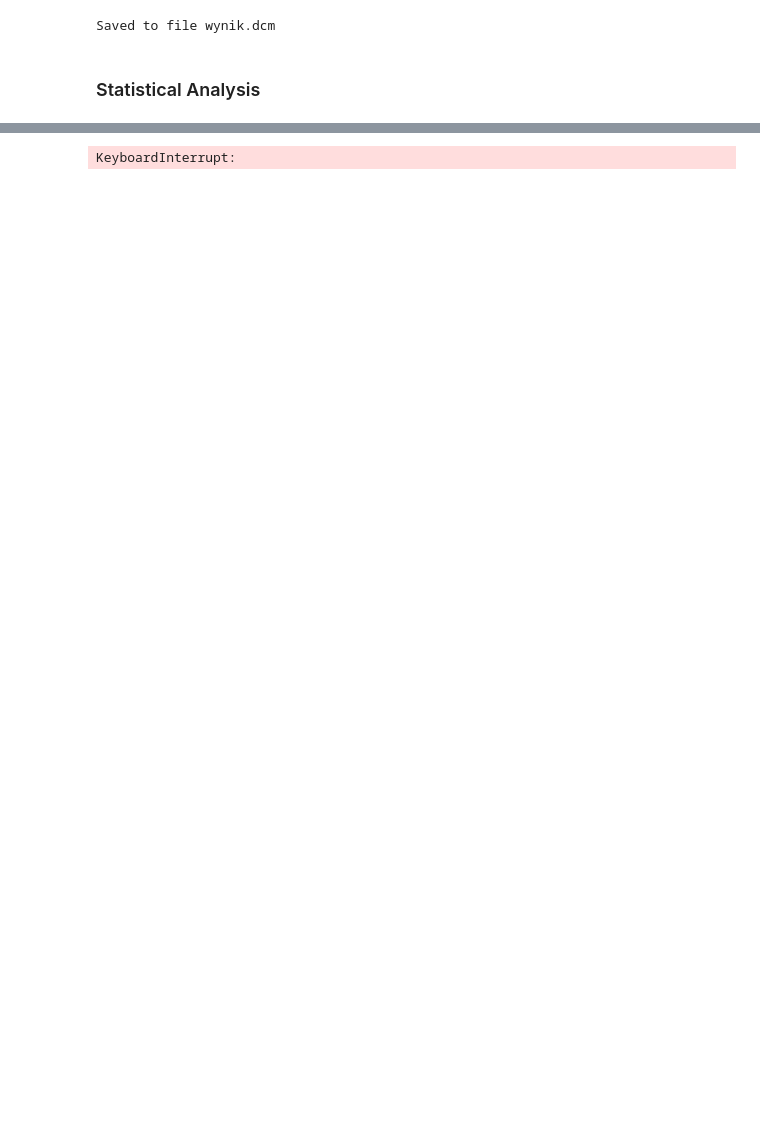
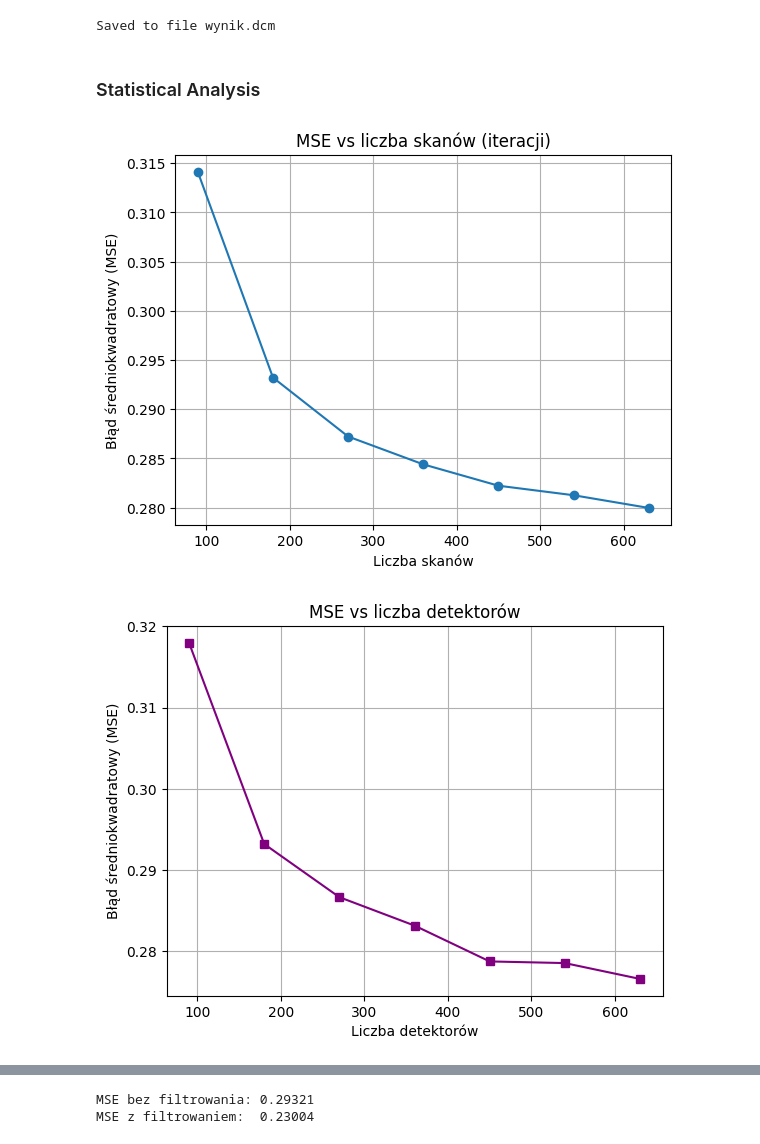
Before and after one commit to andziuba/informatics-in-medicine, a Jupyter notebook: CT scan simulator/tomograf.ipynb, the cells around one changed output, grey strips where cells are left out. Cells and saved outputs as stored; diff of their text form; code cells hidden in the pictures; blank space fills up the shorter version.

```diff
--- a/CT scan simulator/tomograf.ipynb
+++ b/CT scan simulator/tomograf.ipynb
@@ -643,31 +636,33 @@ def analyze_mse_during_iterations(original_image, num_detectors, num_scans, angl
             sinogram[i],
             alpha,
             angle_range,
             num_detectors,
             radius,
             image_center
         )
 
         # Temperary reconstruction
         temp_reconstructed = image_reconstructed / np.where(scan_count == 0, 1, scan_count)
         temp_scaled = normalize_range(temp_reconstructed)
         temp_unpadded = remove_image_pad(temp_scaled, *original_image.shape)
         mse = calculate_mse(temp_unpadded, original_image)
         mse_list.append(mse)
 
     plt.figure()
     plt.plot(range(1, num_scans + 1), mse_list, marker='o', linestyle='-')
     plt.title("Zmiana MSE podczas iteracji odwrotnej transformaty Radona")
     plt.xlabel("Numer iteracji (kąt skanowania)")
     plt.ylabel("Błąd średniokwadratowy (MSE)")
     plt.grid(True)
     plt.show()
 
 
 
 analyze_mse_vs_scans(image, num_detectors, angle_range)
 analyze_mse_vs_detectors(image, num_scans, angle_range)
 analyze_mse_vs_angle_range(image, num_scans, num_detectors)
 analyze_mse_with_and_without_filtering(image, num_scans, num_detectors, angle_range)
-analyze_mse_during_iterations(image, num_detectors, num_scans, angle_range, filter_sinogram)
+#analyze_mse_during_iterations(image, num_detectors, num_scans, angle_range, filter_sinogram)
 # %% [output]
+[figure, added]
+[figure, added]
@@ -674 +671,2 @@ analyze_mse_during_iterations(image, num_detectors, num_scans, angle_range, filt
-KeyboardInterrupt:
+MSE bez filtrowania: 0.29321
+MSE z filtrowaniem:  0.23004
```
Also changed, not shown: parts of 7 cells of this notebook, 1 other file.
